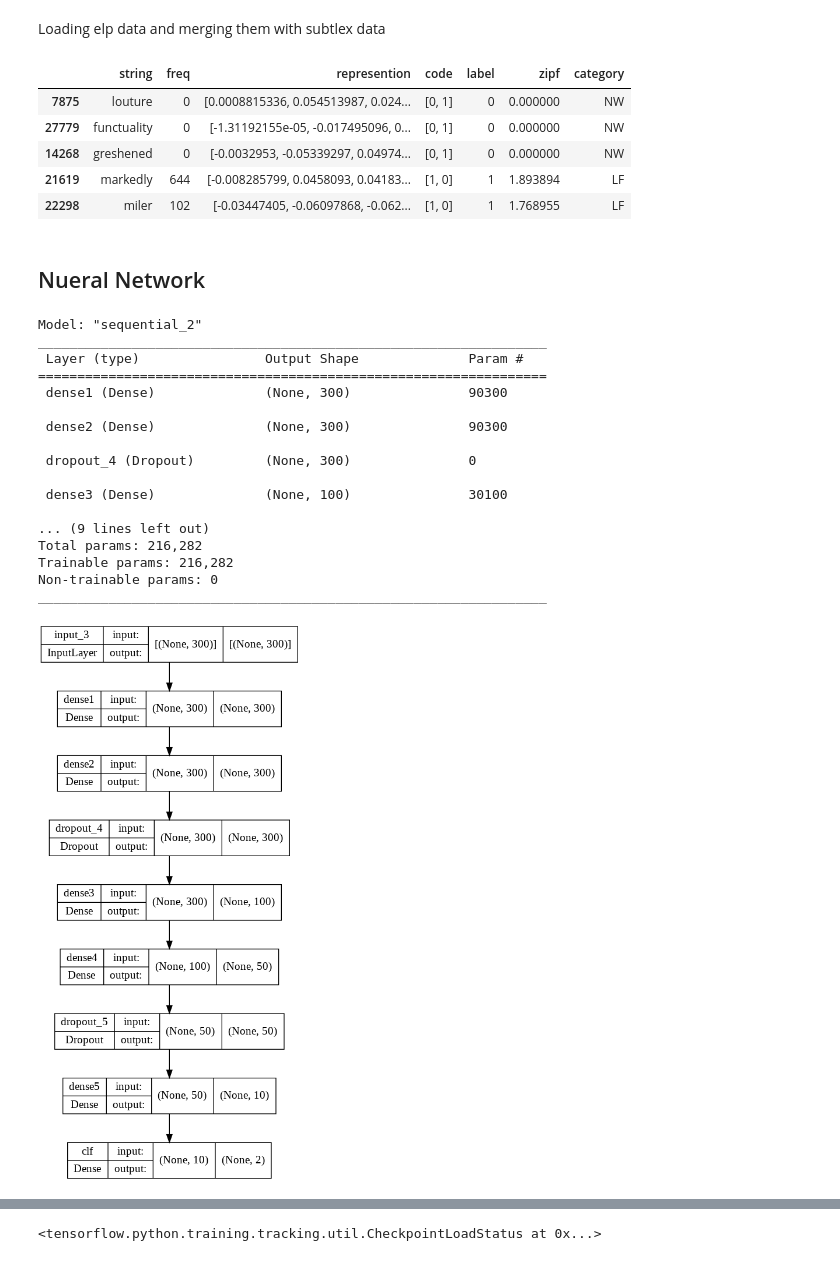
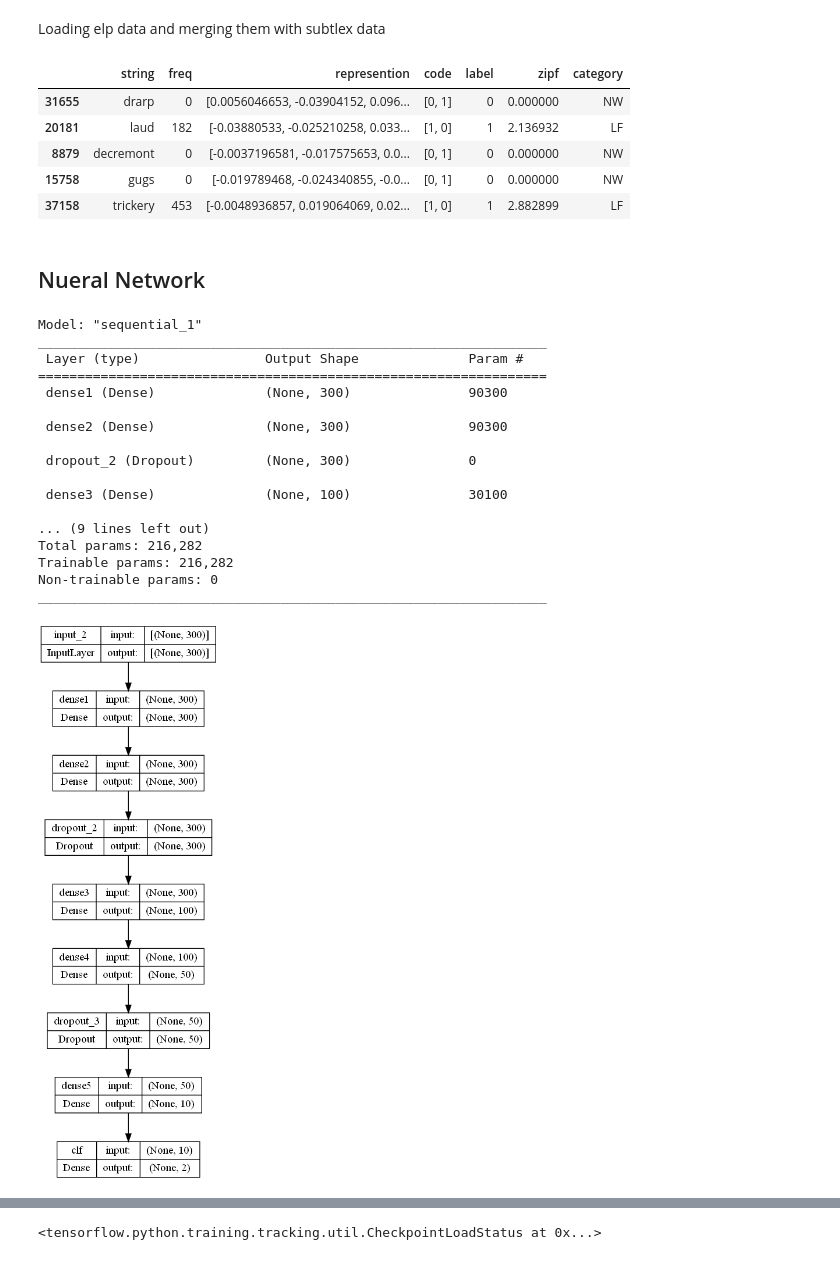
Before and after one commit to ArashDadras/ANN-EAM, a Jupyter notebook: FastText_FC.ipynb, the cells around one changed output, grey strips where cells are left out. Saved outputs shown, nothing was run; the diff lists cells and outputs as text; code cells hidden in the pictures.

```diff
--- a/FastText_FC.ipynb
+++ b/FastText_FC.ipynb
@@ -8,6 +8,8 @@ root = "drive/MyDrive/CMP/"
 Drive already mounted at /content/drive; to attempt to forcibly remount, call drive.mount("/content/drive", force_remount=True).
 # %% [markdown]
 ## Local
+# %%
+root = './'
 # %% [markdown]
 ## Import Packages
 # %%
@@ -22,6 +25,12 @@ from tensorflow.keras import layers
 from sklearn.model_selection import KFold
 from tensorflow.keras.utils import plot_model
 from sklearn import metrics
+# %%
+sns.set_theme(style="whitegrid")
+plt.rcParams["font.family"] = "serif"
+plt.rcParams["font.serif"] = ["Times New Roman"] + plt.rcParams["font.serif"]
+plt.rcParams['pdf.fonttype'] = 42
+plt.rcParams['pdf.use14corefonts'] = True
 # %% [markdown]
 ## Data Preparation
 # %% [markdown]
@@ -117,11 +126,11 @@ elp_df = elp_df.sample(frac=1.0)
 elp_df.head()
 # %% [output]
 |  | string | freq | represention | code | label | zipf | category |
-| 7875 | louture | 0 | [0.0008815336, 0.054513987, 0.024... | [0, 1] | 0 | 0.000000 | NW |
-| 27779 | functuality | 0 | [-1.31192155e-05, -0.017495096, 0... | [0, 1] | 0 | 0.000000 | NW |
-| 14268 | greshened | 0 | [-0.0032953, -0.05339297, 0.04974... | [0, 1] | 0 | 0.000000 | NW |
-| 21619 | markedly | 644 | [-0.008285799, 0.0458093, 0.04183... | [1, 0] | 1 | 1.893894 | LF |
-| 22298 | miler | 102 | [-0.03447405, -0.06097868, -0.062... | [1, 0] | 1 | 1.768955 | LF |
+| 31655 | drarp | 0 | [0.0056046653, -0.03904152, 0.096... | [0, 1] | 0 | 0.000000 | NW |
+| 20181 | laud | 182 | [-0.03880533, -0.025210258, 0.033... | [1, 0] | 1 | 2.136932 | LF |
+| 8879 | decremont | 0 | [-0.0037196581, -0.017575653, 0.0... | [0, 1] | 0 | 0.000000 | NW |
+| 15758 | gugs | 0 | [-0.019789468, -0.024340855, -0.0... | [0, 1] | 0 | 0.000000 | NW |
+| 37158 | trickery | 453 | [-0.0048936857, 0.019064069, 0.02... | [1, 0] | 1 | 2.882899 | LF |
 # %% [markdown]
 ## Nueral Network
 # %%
@@ -132,37 +141,37 @@ model.add(layers.Dense(300, activation="relu", name="dense1"))
 model.add(layers.Dense(300, activation="relu", name="dense2"))
 model.add(layers.Dropout(0.5))
 model.add(layers.Dense(100, activation="relu", name="dense3"))
 model.add(layers.Dense(50, activation="relu", name="dense4"))
 model.add(layers.Dropout(0.25))
 model.add(layers.Dense(10, activation="relu", name="dense5"))
 model.add(layers.Dense(2, activation='softmax', name='clf'))
 
 opt = tf.keras.optimizers.Adam()
 model.compile(optimizer=opt,
               loss=tf.keras.losses.categorical_crossentropy,
               metrics=['accuracy'])
 
 model.summary()
-plot_model(model, to_file=root+'/Plots/FT-RDM/fully_connected_model.png', show_shapes=True)
+plot_model(model, to_file=root+'/Plots/Classification/fully_connected_model.png', show_shapes=True)
 # %% [output]
-Model: "sequential_2"
+Model: "sequential_1"
 _________________________________________________________________
  Layer (type)                Output Shape              Param #
 =================================================================
  dense1 (Dense)              (None, 300)               90300
 
  dense2 (Dense)              (None, 300)               90300
 
- dropout_4 (Dropout)         (None, 300)               0
+ dropout_2 (Dropout)         (None, 300)               0
 
  dense3 (Dense)              (None, 100)               30100
 
 ... (9 lines left out)
 Total params: 216,282
 Trainable params: 216,282
 Non-trainable params: 0
 _________________________________________________________________
-[figure, old version]
+[figure, new version]
 # %%
 # Define per-fold score containers
 acc_per_fold = []
```
Also changed, not shown: parts of 11 cells of this notebook, 27 other files.
